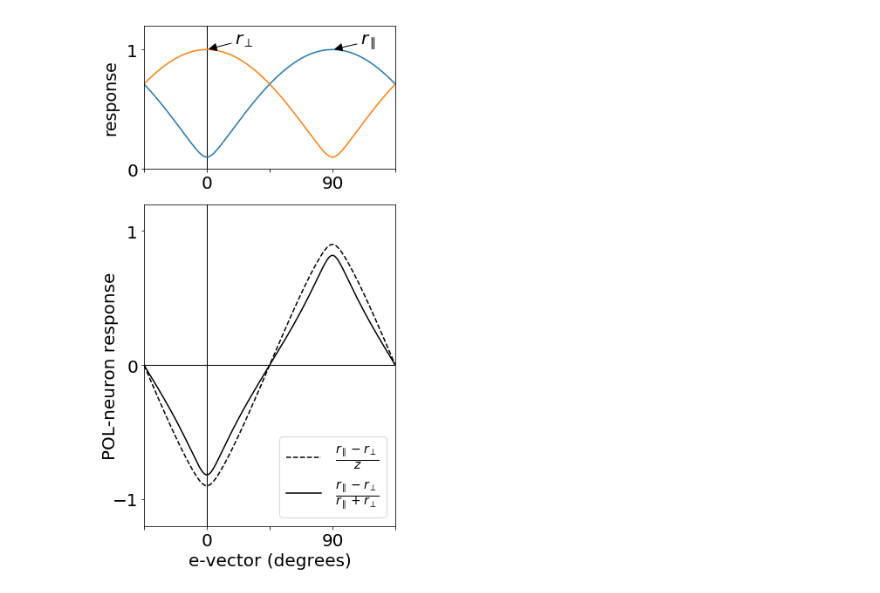
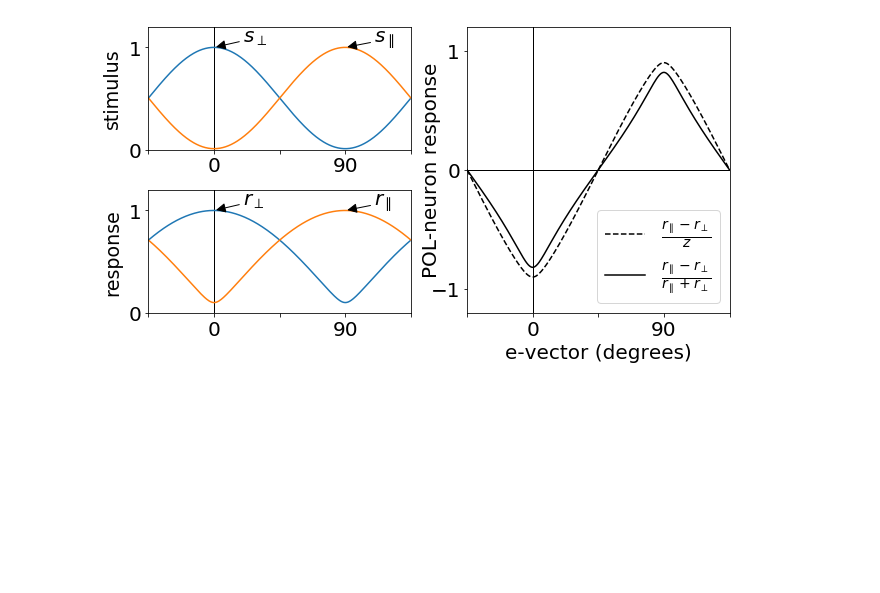
Before and after one commit to InsectRobotics/insectvision, a Jupyter notebook: notebooks/plos.ipynb, the cells around one changed output. Cells and saved outputs as stored; diff of their text form; code cells hidden in the pictures; blank space fills up the shorter version.

```diff
--- a/notebooks/plos.ipynb
+++ b/notebooks/plos.ipynb
@@ -3,11 +3,28 @@ from compoundeye.evaluation import evaluate
 
 import numpy as np
 import matplotlib.pyplot as plt
-# %%
-%matplotlib inline
-from notebooks.plots import plot_pol_neurons_rotating_linear_polariser
-
-plot_pol_neurons_rotating_linear_polariser()
-plt.show()
-# %% [output]
-[figure, removed]
+# %%
+%matplotlib inline
+from notebooks.plots import plot_pol_neurons_rotating_linear_polariser
+
+Y = 2.  # light intensity
+pol = .9  # degree of polarasation
+aop = np.linspace(-np.pi / 4, 3 * np.pi / 4, 361)  # angle of rotating polariser
+act_func = np.sqrt
+
+s_1 = Y * (np.square(np.cos(aop)) + np.square(np.sin(aop)) * np.square(1. - pol))
+s_2 = Y * (np.square(np.sin(aop)) + np.square(np.cos(aop)) * np.square(1. - pol))
+
+r_1 = act_func(s_1)
+r_2 = act_func(s_2)
+
+z = act_func(Y)
+r_z = (r_2 - r_1) / z
+r_pol = (r_2 - r_1) / (r_2 + r_1)
+
+plot_pol_neurons_rotating_linear_polariser(
+    [np.rad2deg(aop), s_1 / Y], [np.rad2deg(aop), s_2 / Y],
+    [np.rad2deg(aop), r_1 / z], [np.rad2deg(aop), r_2 / z],
+    [np.rad2deg(aop), r_z], [np.rad2deg(aop), r_pol]).show()
+# %% [output]
+[figure, added]
```
Also changed, not shown: 1 other file.
